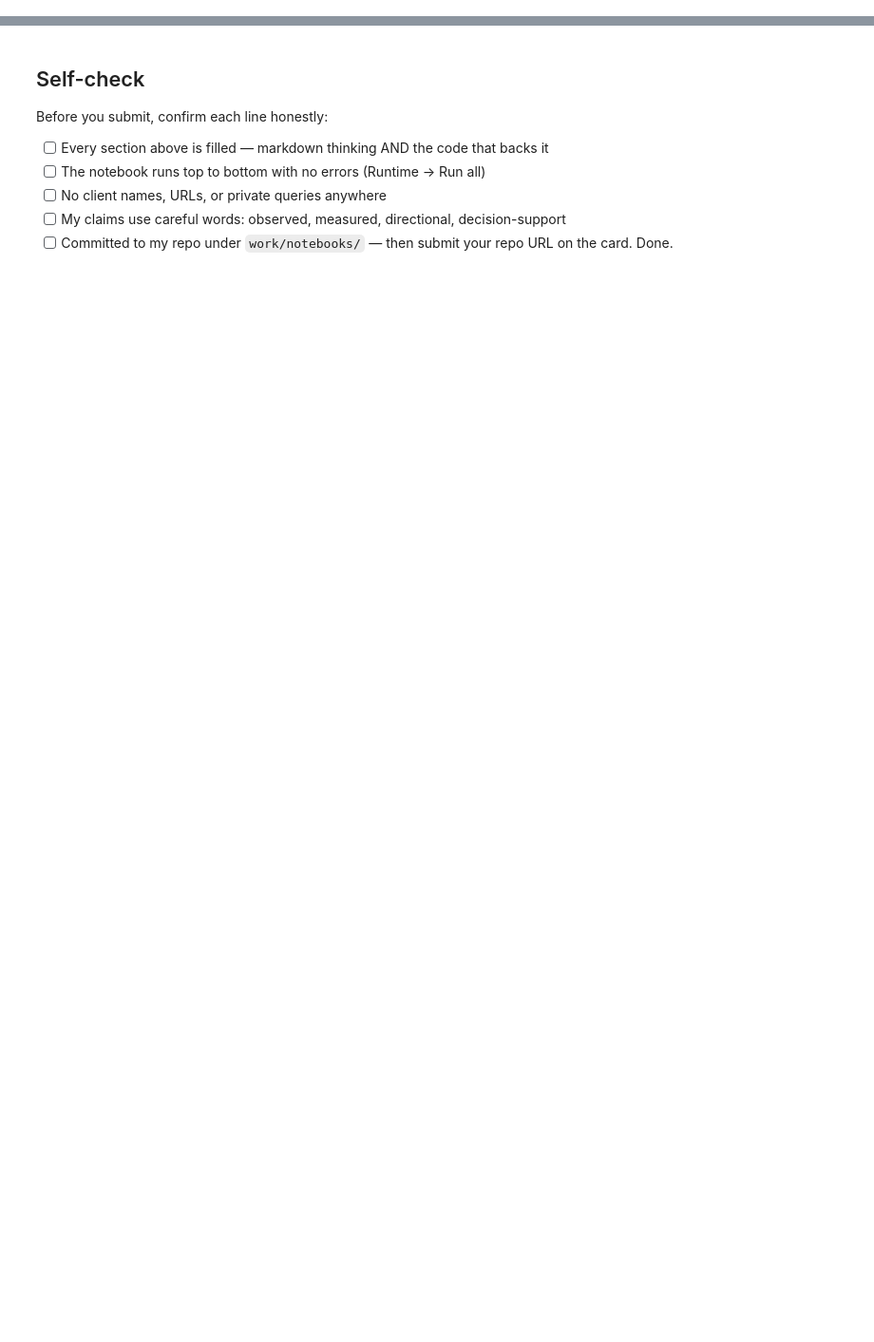
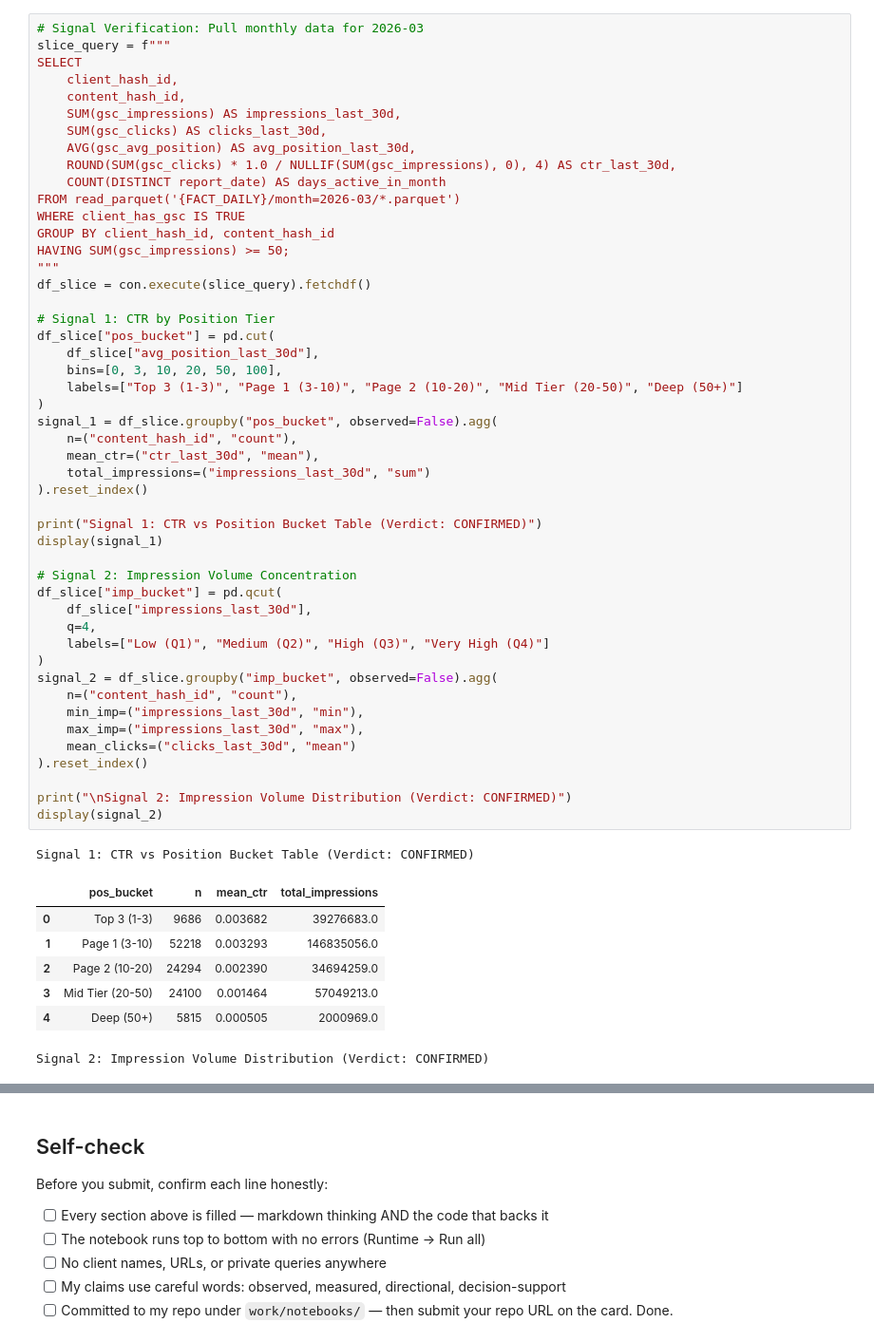
Before and after one commit to Venomm777/FlyAi, a Jupyter notebook: work/notebooks/w04_baseline_score.ipynb, the cells around one changed output, grey strips where cells are left out. Shown at 95% size. Saved outputs shown, nothing was run; the diff lists cells and outputs as text; blank space fills up the shorter version.

```diff
--- a/work/notebooks/w04_baseline_score.ipynb
+++ b/work/notebooks/w04_baseline_score.ipynb
@@ -15,0 +62,57 @@ This skeleton is yours to fill. Work the sections **in order** — each one has
+# %%
+# Signal Verification: Pull monthly data for 2026-03
+slice_query = f"""
+SELECT
+    client_hash_id,
+    content_hash_id,
+    SUM(gsc_impressions) AS impressions_last_30d,
+    SUM(gsc_clicks) AS clicks_last_30d,
+    AVG(gsc_avg_position) AS avg_position_last_30d,
+    ROUND(SUM(gsc_clicks) * 1.0 / NULLIF(SUM(gsc_impressions), 0), 4) AS ctr_last_30d,
+    COUNT(DISTINCT report_date) AS days_active_in_month
+FROM read_parquet('{FACT_DAILY}/month=2026-03/*.parquet')
+WHERE client_has_gsc IS TRUE
+GROUP BY client_hash_id, content_hash_id
+HAVING SUM(gsc_impressions) >= 50;
+"""
+df_slice = con.execute(slice_query).fetchdf()
+
+# Signal 1: CTR by Position Tier
+df_slice["pos_bucket"] = pd.cut(
+    df_slice["avg_position_last_30d"],
+    bins=[0, 3, 10, 20, 50, 100],
+    labels=["Top 3 (1-3)", "Page 1 (3-10)", "Page 2 (10-20)", "Mid Tier (20-50)", "Deep (50+)"]
+)
+signal_1 = df_slice.groupby("pos_bucket", observed=False).agg(
+    n=("content_hash_id", "count"),
+    mean_ctr=("ctr_last_30d", "mean"),
+    total_impressions=("impressions_last_30d", "sum")
+).reset_index()
+
+print("Signal 1: CTR vs Position Bucket Table (Verdict: CONFIRMED)")
+display(signal_1)
+
+# Signal 2: Impression Volume Concentration
+df_slice["imp_bucket"] = pd.qcut(
+    df_slice["impressions_last_30d"],
+    q=4,
+    labels=["Low (Q1)", "Medium (Q2)", "High (Q3)", "Very High (Q4)"]
+)
+signal_2 = df_slice.groupby("imp_bucket", observed=False).agg(
+    n=("content_hash_id", "count"),
+    min_imp=("impressions_last_30d", "min"),
+    max_imp=("impressions_last_30d", "max"),
+    mean_clicks=("clicks_last_30d", "mean")
+).reset_index()
+
+print("\nSignal 2: Impression Volume Distribution (Verdict: CONFIRMED)")
+display(signal_2)
+# %% [output]
+Signal 1: CTR vs Position Bucket Table (Verdict: CONFIRMED)
+|  | pos_bucket | n | mean_ctr | total_impressions |
+| 0 | Top 3 (1-3) | 9686 | 0.003682 | 39276683.0 |
+| 1 | Page 1 (3-10) | 52218 | 0.003293 | 146835056.0 |
+| 2 | Page 2 (10-20) | 24294 | 0.002390 | 34694259.0 |
+| 3 | Mid Tier (20-50) | 24100 | 0.001464 | 57049213.0 |
+| 4 | Deep (50+) | 5815 | 0.000505 | 2000969.0 |
+Signal 2: Impression Volume Distribution (Verdict: CONFIRMED)
```
Also changed, not shown: parts of 17 cells of this notebook.
